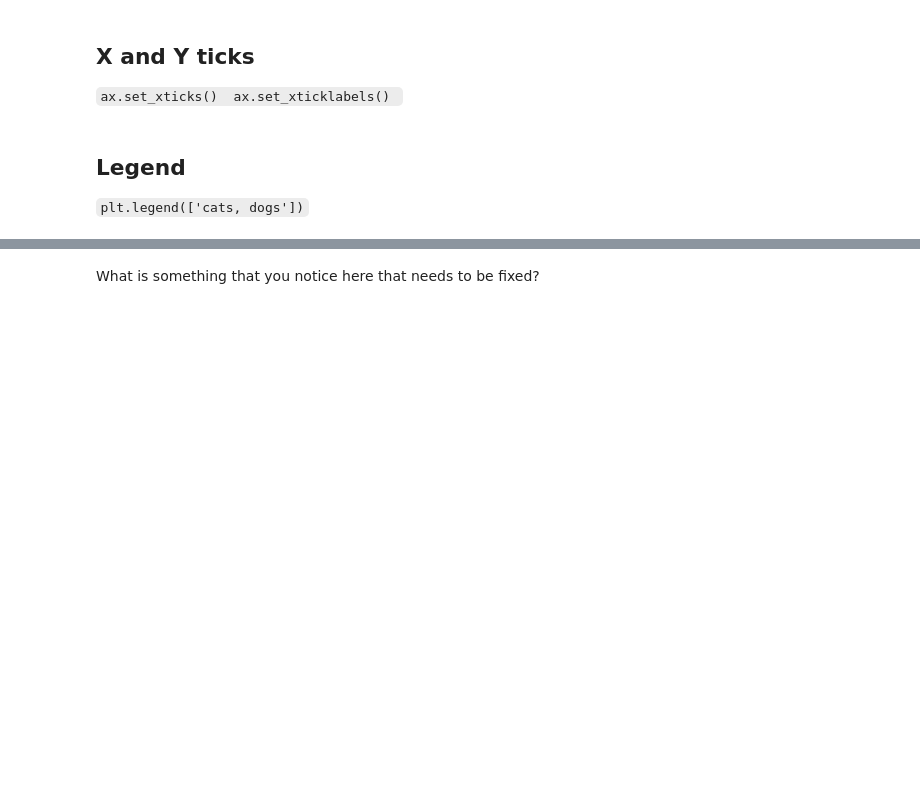
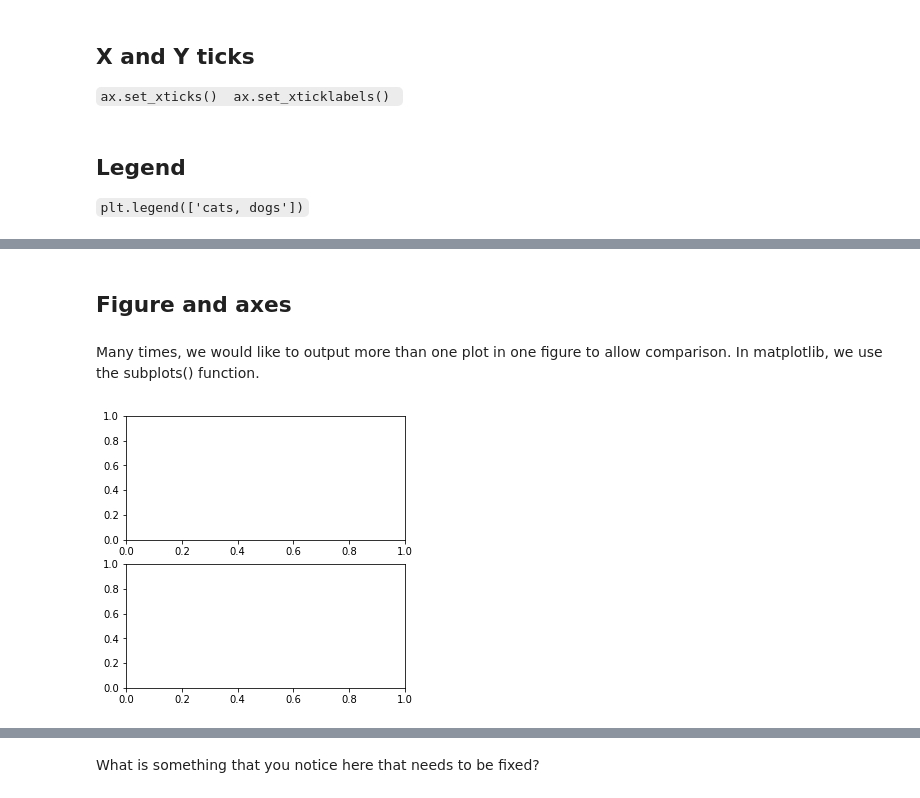
Before and after one commit to learn-co-students/Chicago-ds-012720, a Jupyter notebook: module_1/week_2/day_6_viz/matplotlib_viz.ipynb, the cells around one changed output, grey strips where cells are left out. Cells and saved outputs as stored; diff of their text form; code cells hidden in the pictures; blank space fills up the shorter version.

Commit message:
Add matplotlib before PU lecture.

```diff
--- a/module_1/week_2/day_6_viz/matplotlib_viz.ipynb
+++ b/module_1/week_2/day_6_viz/matplotlib_viz.ipynb
@@ -111 +122,9 @@ plt.legend(['cats, dogs'])
+# %% [markdown]
+## Figure and axes
+# %% [markdown]
+Many times, we would like to output more than one plot in one figure to allow comparison.  In matplotlib, we use the subplots() function.
+# %%
+fig, (ax1,ax2) = plt.subplots(2,1, figsize=(5,5)) # first parameter=rows, 2nd=columns
+# %% [output]
+[figure, added]
 # %% [markdown]
```
Also changed, not shown: parts of 12 cells of this notebook.
